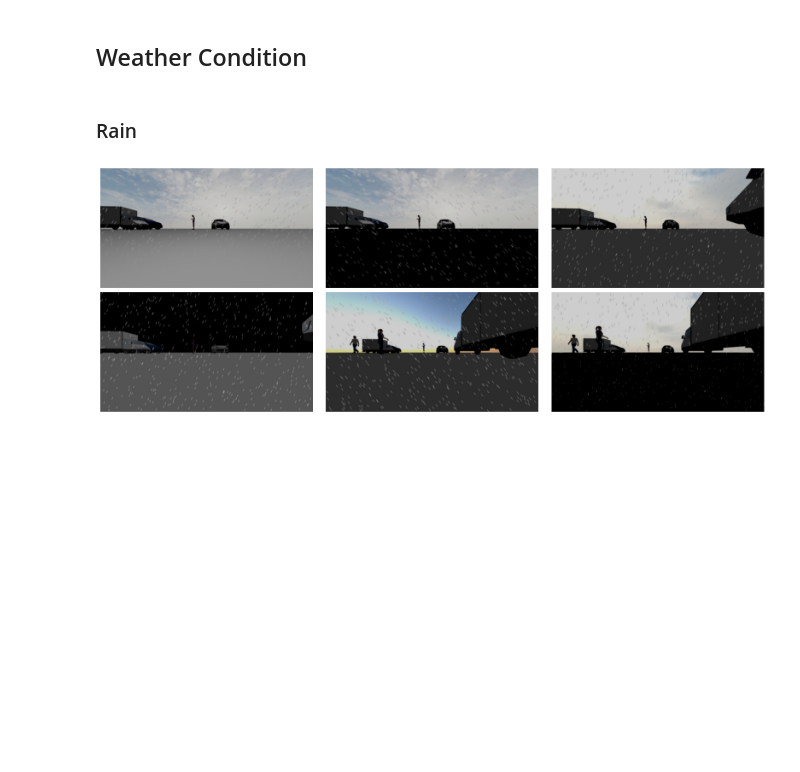
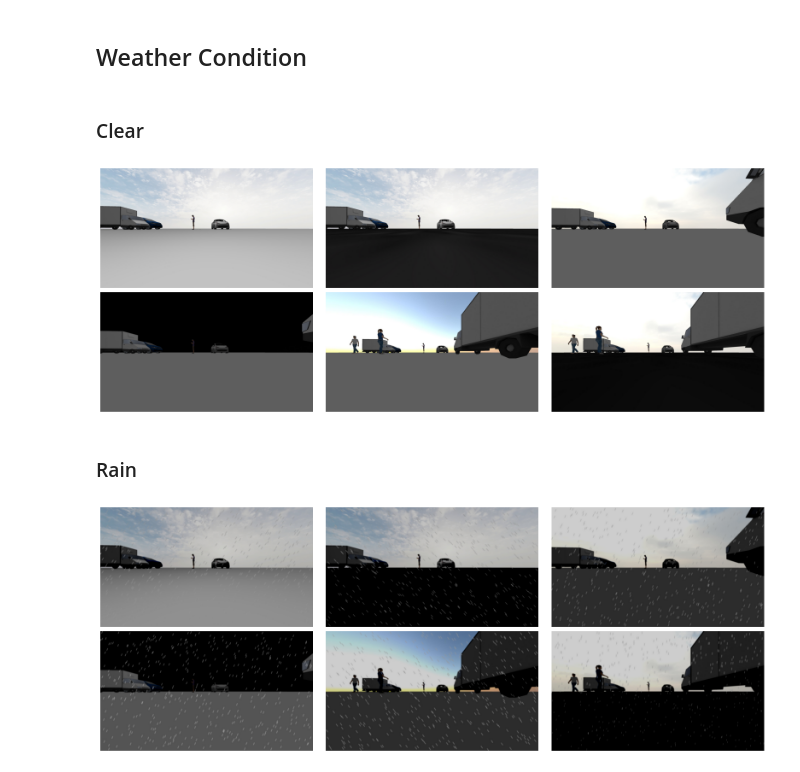
Before and after one commit to alfredowh/ros2-object-detection, a Jupyter notebook: application/src/data_generation/data_generation/generate_weather_img.ipynb, the cells around one changed output. Cells and saved outputs as stored; diff of their text form; code cells hidden in the pictures; blank space fills up the shorter version.

Commit message:
Viz clear imgs

```diff
--- a/application/src/data_generation/data_generation/generate_weather_img.ipynb
+++ b/application/src/data_generation/data_generation/generate_weather_img.ipynb
@@ -43,6 +25,24 @@ Renamed: 0022_jpeg.rf.89aa5a58d27e30057d7865410ee953c6.txt -> 0022.txt
 ## Weather Condition
 # %%
 data_path = Path("../../../data")
+# %% [markdown]
+### Clear
+# %%
+envs = ["gray_clear", "asphalt_clear", "gray_cloudy", "gray_night", "gray_sunset", "asphalt_cloudy"]
+
+fig, axes = plt.subplots(2, 3, figsize=(16,6))
+
+axes = axes.flatten()
+
+for i, env in enumerate(envs):
+    file = "0010.jpeg"
+    img = cv2.imread(data_path / f"{env}" / "images" / file)
+    axes[i].imshow(cv2.cvtColor(img, cv2.COLOR_BGR2RGB))
+    axes[i].axis("off")
+plt.tight_layout()
+plt.show()
+# %% [output]
+[figure, added]
 # %% [markdown]
 ### Rain
 # %%
```
Also changed, not shown: parts of 1 cell of this notebook.
